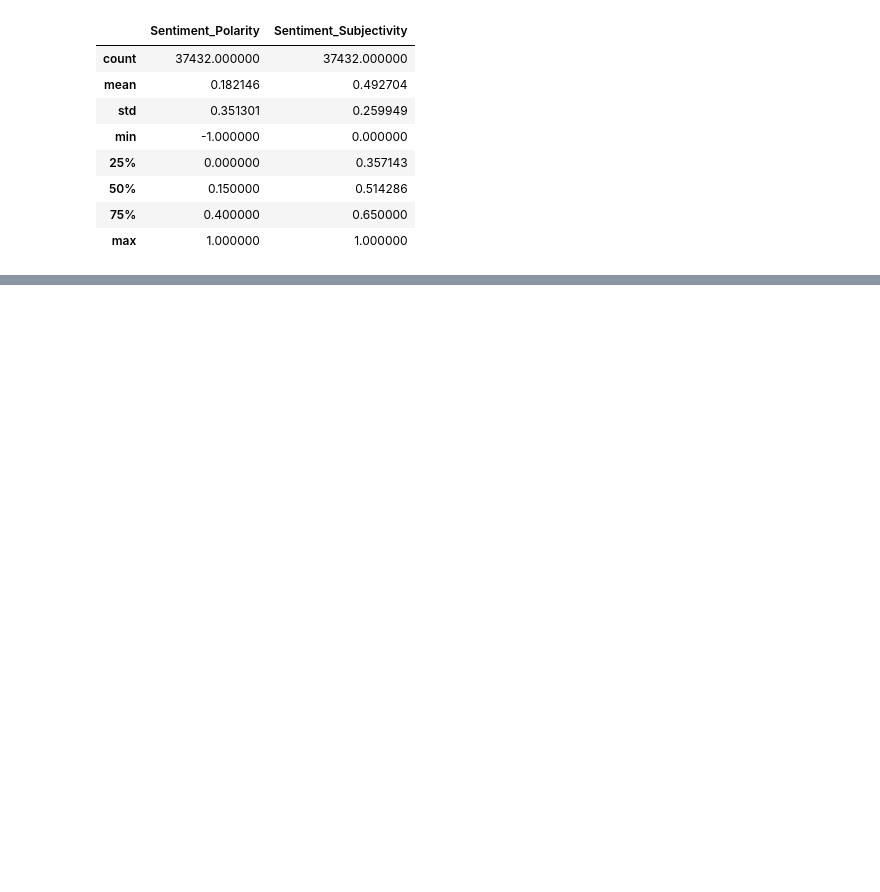
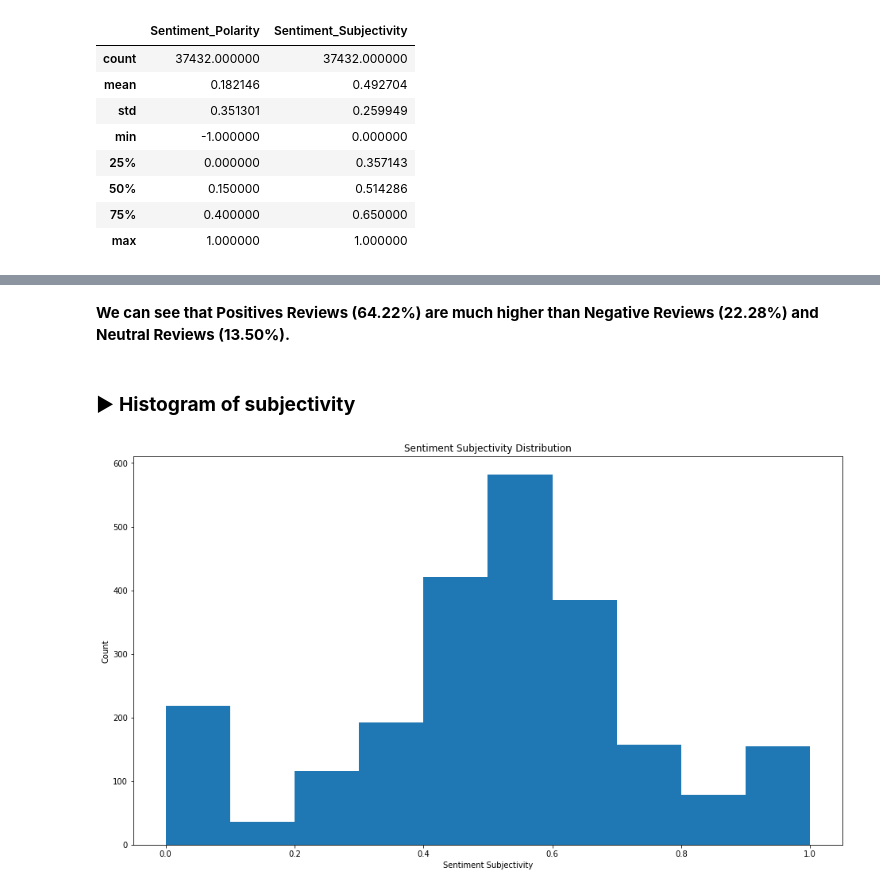
Before and after one commit to SairajNeelam/EDA---Google-Play-Store, a Jupyter notebook: EDA_Google_Play_Store_App.ipynb, the cells around one changed output, grey strips where cells are left out. Cells and saved outputs as stored; diff of their text form; code cells hidden in the pictures; blank space fills up the shorter version.

```diff
--- a/EDA_Google_Play_Store_App.ipynb
+++ b/EDA_Google_Play_Store_App.ipynb
@@ -1245,0 +1354,14 @@ merged_df.dropna(axis=0,inplace=True)
+# %% [markdown]
+**We can see that Positives Reviews (64.22%) are much higher than Negative Reviews (22.28%) and Neutral Reviews (13.50%).**
+# %% [markdown]
+### ▶ **Histogram of subjectivity**
+# %%
+# Plotting the histogram representing the sentiment subjectivity distribution
+plt.figure(figsize=(16,9))
+plt.hist(merged_df['Sentiment_Subjectivity'])
+plt.xlabel("Sentiment Subjectivity")
+plt.ylabel("Count")
+plt.title("Sentiment Subjectivity Distribution")
+plt.show()
+# %% [output]
+[figure, added]
```
Also changed, not shown: parts of 34 cells of this notebook.
